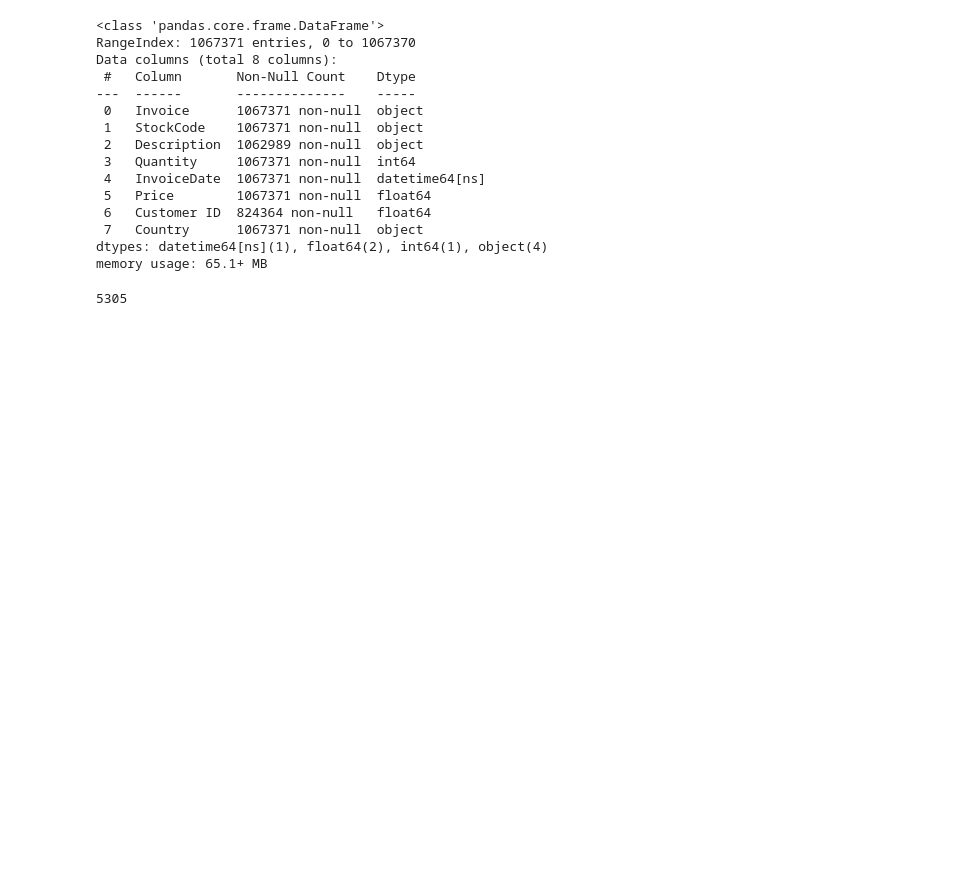
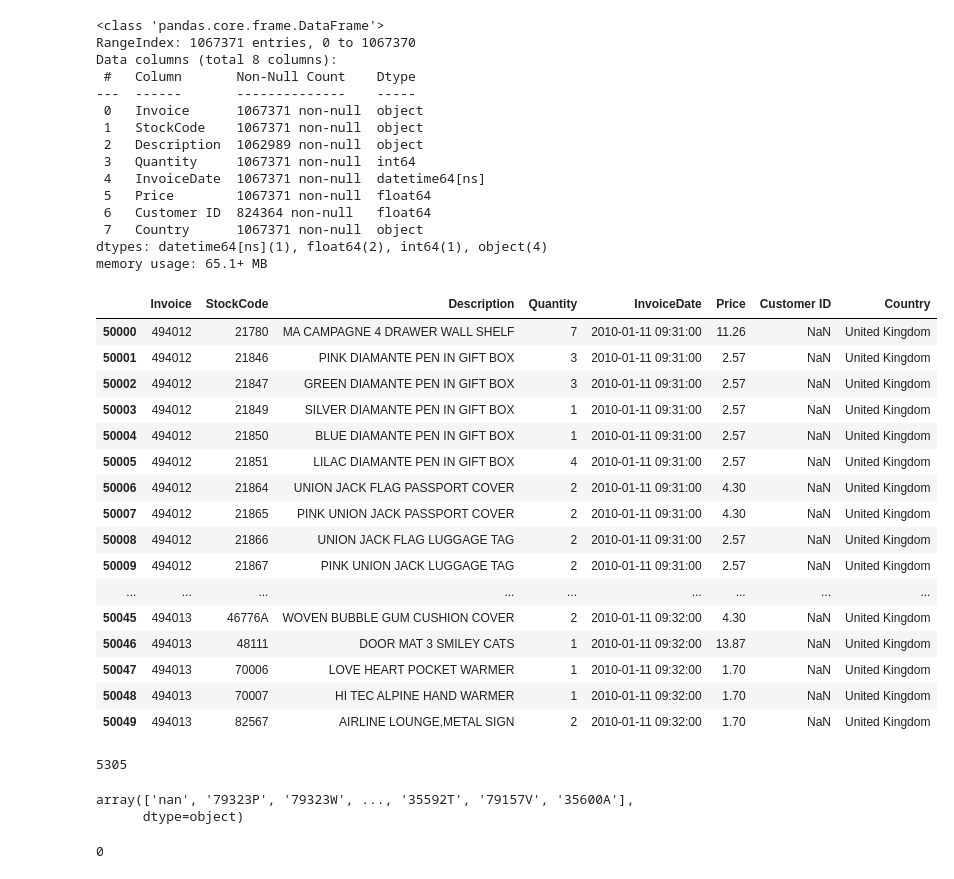
Before and after one commit to muhammadahsan2023/CA_2, a Jupyter notebook: Forecasting_project.ipynb, the cells around one changed output. Drawn from its saved outputs; the diff is of its cells as text; code cells hidden in the pictures; blank space fills up the shorter version.

```diff
--- a/Forecasting_project.ipynb
+++ b/Forecasting_project.ipynb
@@ -27,7 +27,9 @@ df0 = pd.read_excel('/content/drive/MyDrive/Data/online_retail_II.xlsx')
 df1 = pd.read_excel('/content/drive/MyDrive/Data/online_retail_II.xlsx', sheet_name=1)
 # %%
 #Concatenating two DataFrames
-df = pd.concat([df0, df1], ignore_index=True)
+retail_data = pd.concat([df0, df1], ignore_index=True)
+# %%
+df=retail_data
 # %%
 df.head()
 # %% [output]
@@ -152,3 +134,23 @@ Data columns (total 8 columns):
  7   Country      1067371 non-null  object
 dtypes: datetime64[ns](1), float64(2), int64(1), object(4)
 memory usage: 65.1+ MB
+# %%
+df.iloc[50000:50050]
+# %% [output]
+|  | Invoice | StockCode | Description | Quantity | InvoiceDate | Price | Customer ID | Country |
+| 50000 | 494012 | 21780 | MA CAMPAGNE 4 DRAWER WALL SHELF | 7 | 2010-01-11 09:31:00 | 11.26 | NaN | United Kingdom |
+| 50001 | 494012 | 21846 | PINK DIAMANTE PEN IN GIFT BOX | 3 | 2010-01-11 09:31:00 | 2.57 | NaN | United Kingdom |
+| 50002 | 494012 | 21847 | GREEN DIAMANTE PEN IN GIFT BOX | 3 | 2010-01-11 09:31:00 | 2.57 | NaN | United Kingdom |
+| 50003 | 494012 | 21849 | SILVER DIAMANTE PEN IN GIFT BOX | 1 | 2010-01-11 09:31:00 | 2.57 | NaN | United Kingdom |
+| 50004 | 494012 | 21850 | BLUE DIAMANTE PEN IN GIFT BOX | 1 | 2010-01-11 09:31:00 | 2.57 | NaN | United Kingdom |
+| 50005 | 494012 | 21851 | LILAC DIAMANTE PEN IN GIFT BOX | 4 | 2010-01-11 09:31:00 | 2.57 | NaN | United Kingdom |
+| 50006 | 494012 | 21864 | UNION JACK FLAG PASSPORT COVER | 2 | 2010-01-11 09:31:00 | 4.30 | NaN | United Kingdom |
+| 50007 | 494012 | 21865 | PINK UNION JACK PASSPORT COVER | 2 | 2010-01-11 09:31:00 | 4.30 | NaN | United Kingdom |
+| 50008 | 494012 | 21866 | UNION JACK FLAG LUGGAGE TAG | 2 | 2010-01-11 09:31:00 | 2.57 | NaN | United Kingdom |
+| 50009 | 494012 | 21867 | PINK UNION JACK LUGGAGE TAG | 2 | 2010-01-11 09:31:00 | 2.57 | NaN | United Kingdom |
+| ... | ... | ... | ... | ... | ... | ... | ... | ... |
+| 50045 | 494013 | 46776A | WOVEN BUBBLE GUM CUSHION COVER | 2 | 2010-01-11 09:32:00 | 4.30 | NaN | United Kingdom |
+| 50046 | 494013 | 48111 | DOOR MAT 3 SMILEY CATS | 1 | 2010-01-11 09:32:00 | 13.87 | NaN | United Kingdom |
+| 50047 | 494013 | 70006 | LOVE HEART POCKET WARMER | 1 | 2010-01-11 09:32:00 | 1.70 | NaN | United Kingdom |
+| 50048 | 494013 | 70007 | HI TEC ALPINE HAND WARMER | 1 | 2010-01-11 09:32:00 | 1.70 | NaN | United Kingdom |
+| 50049 | 494013 | 82567 | AIRLINE LOUNGE,METAL SIGN | 2 | 2010-01-11 09:32:00 | 1.70 | NaN | United Kingdom |
@@ -156,3 +162,9 @@ memory usage: 65.1+ MB
 df['StockCode'].nunique()
 # %% [output]
 5305
+# %%
+Stock = df['StockCode'].unique()
+Stock
+# %% [output]
+array(['nan', '79323P', '79323W', ..., '35592T', '79157V', '35600A'],
+      dtype=object)
@@ -158,0 +175,4 @@ df['StockCode'].nunique()
+# %%
+df['StockCode'].isna().sum()
+# %% [output]
+0
```
Also changed, not shown: parts of 19 cells of this notebook.
